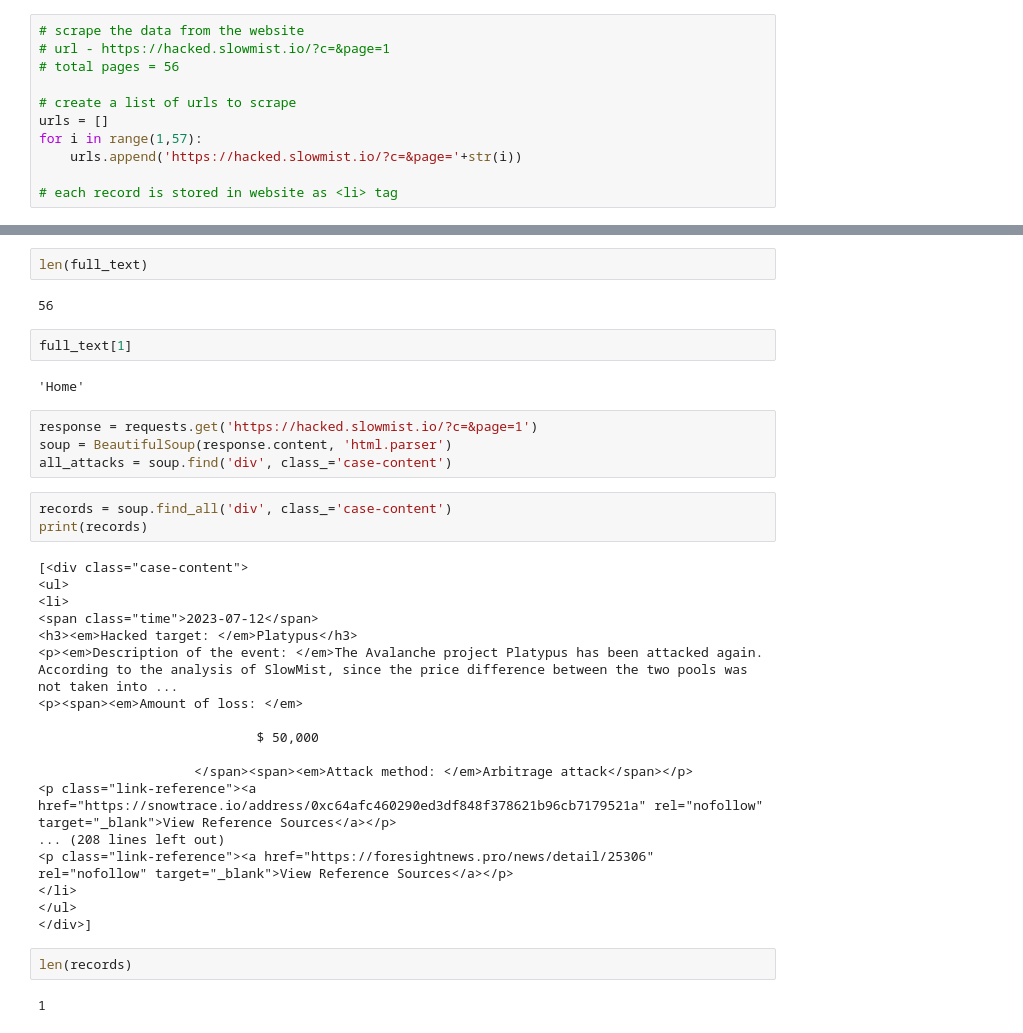
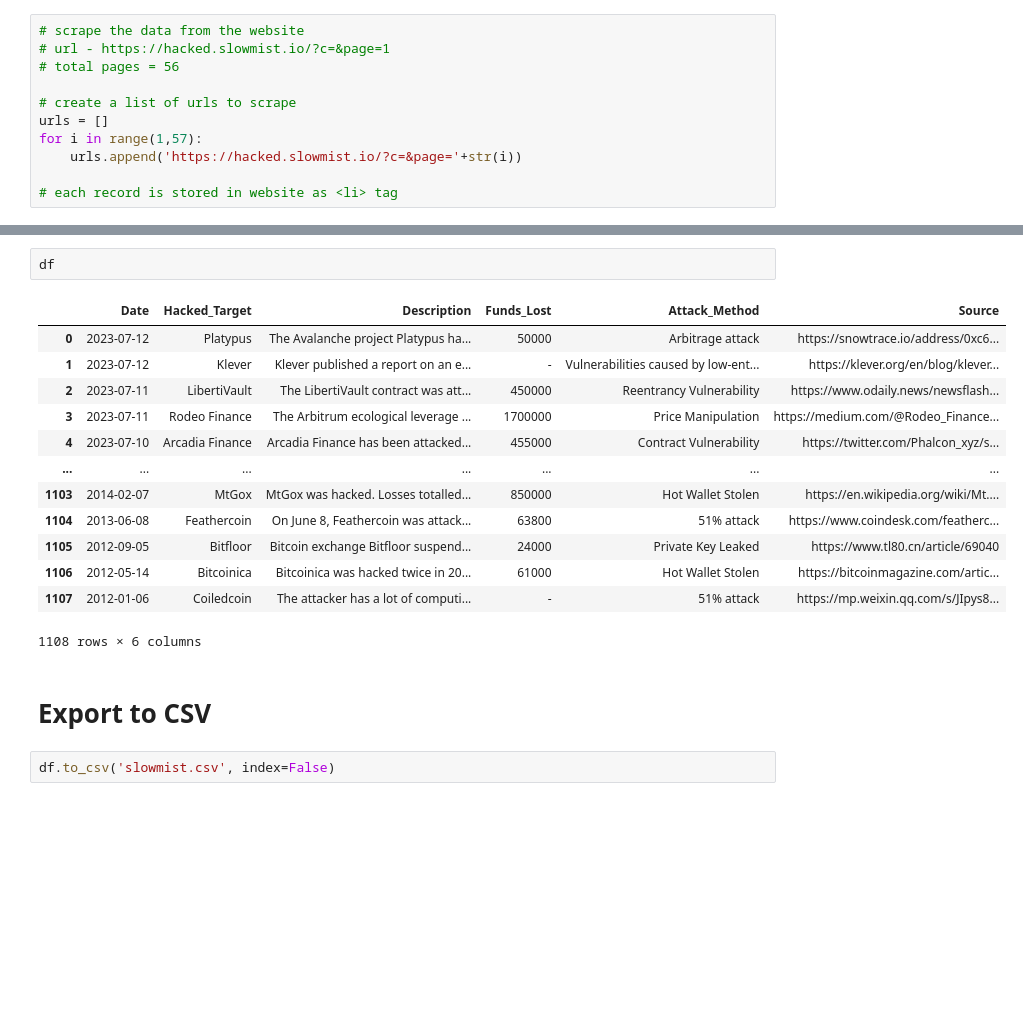
Before and after one commit to TegveerG/SlowMist, a Jupyter notebook: scraper.ipynb, the cells around one changed output, grey strips where cells are left out. Cells and saved outputs as stored; diff of their text form; blank space fills up the shorter version.

```diff
--- a/scraper.ipynb
+++ b/scraper.ipynb
@@ -259,37 +135,20 @@ for page in range(1):
-# %%
-len(full_text)
-# %% [output]
-56
-# %%
-full_text[1]
-# %% [output]
-'Home'
-# %%
-response = requests.get('https://hacked.slowmist.io/?c=&page=1')
-soup = BeautifulSoup(response.content, 'html.parser')
-all_attacks = soup.find('div', class_='case-content')
-# %%
-records = soup.find_all('div', class_='case-content')
-print(records)
-# %% [output]
-[<div class="case-content">
-<ul>
-<li>
-<span class="time">2023-07-12</span>
-<h3><em>Hacked target: </em>Platypus</h3>
-<p><em>Description of the event: </em>The Avalanche project Platypus has been attacked again. According to the analysis of SlowMist, since the price difference between the two pools was not taken into ...
-<p><span><em>Amount of loss: </em>
-
-                            $ 50,000
-
-                    </span><span><em>Attack method: </em>Arbitrage attack</span></p>
-<p class="link-reference"><a href="https://snowtrace.io/address/0xc64afc460290ed3df848f378621b96cb7179521a" rel="nofollow" target="_blank">View Reference Sources</a></p>
-... (208 lines left out)
-<p class="link-reference"><a href="https://foresightnews.pro/news/detail/25306" rel="nofollow" target="_blank">View Reference Sources</a></p>
-</li>
-</ul>
-</div>]
-# %%
-len(records)
-# %% [output]
-1
+# %%
+df
+# %% [output]
+|  | Date | Hacked_Target | Description | Funds_Lost | Attack_Method | Source |
+| 0 | 2023-07-12 | Platypus | The Avalanche project Platypus ha... | 50000 | Arbitrage attack | https://snowtrace.io/address/0xc6... |
+| 1 | 2023-07-12 | Klever | Klever published a report on an e... | - | Vulnerabilities caused by low-ent... | https://klever.org/en/blog/klever... |
+| 2 | 2023-07-11 | LibertiVault | The LibertiVault contract was att... | 450000 | Reentrancy Vulnerability | https://www.odaily.news/newsflash... |
+| 3 | 2023-07-11 | Rodeo Finance | The Arbitrum ecological leverage ... | 1700000 | Price Manipulation | https://medium.com/@Rodeo_Finance... |
+| 4 | 2023-07-10 | Arcadia Finance | Arcadia Finance has been attacked... | 455000 | Contract Vulnerability | https://twitter.com/Phalcon_xyz/s... |
+| ... | ... | ... | ... | ... | ... | ... |
+| 1103 | 2014-02-07 | MtGox | MtGox was hacked. Losses totalled... | 850000 | Hot Wallet Stolen | https://en.wikipedia.org/wiki/Mt.... |
+| 1104 | 2013-06-08 | Feathercoin | On June 8, Feathercoin was attack... | 63800 | 51% attack | https://www.coindesk.com/featherc... |
+| 1105 | 2012-09-05 | Bitfloor | Bitcoin exchange Bitfloor suspend... | 24000 | Private Key Leaked | https://www.tl80.cn/article/69040 |
+| 1106 | 2012-05-14 | Bitcoinica | Bitcoinica was hacked twice in 20... | 61000 | Hot Wallet Stolen | https://bitcoinmagazine.com/artic... |
+| 1107 | 2012-01-06 | Coiledcoin | The attacker has a lot of computi... | - | 51% attack | https://mp.weixin.qq.com/s/JIpys8... |
+1108 rows × 6 columns
+# %% [markdown]
+# Export to CSV
+# %%
+df.to_csv('slowmist.csv', index=False)
```
Also changed, not shown: parts of 7 cells of this notebook, 1 other file.
